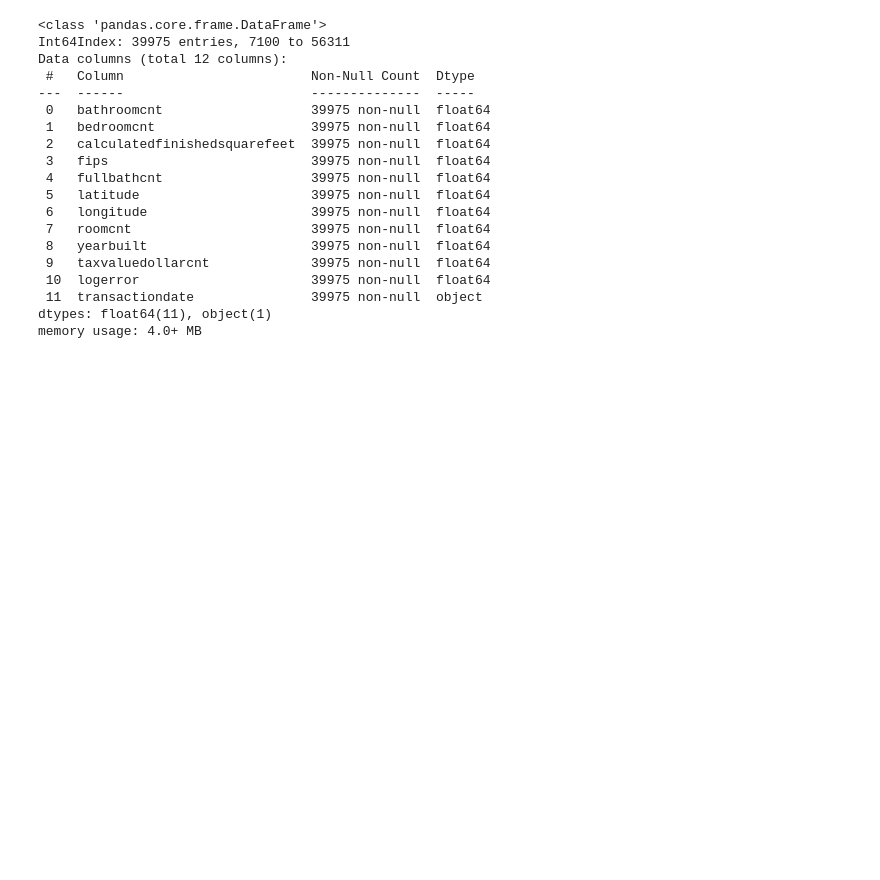
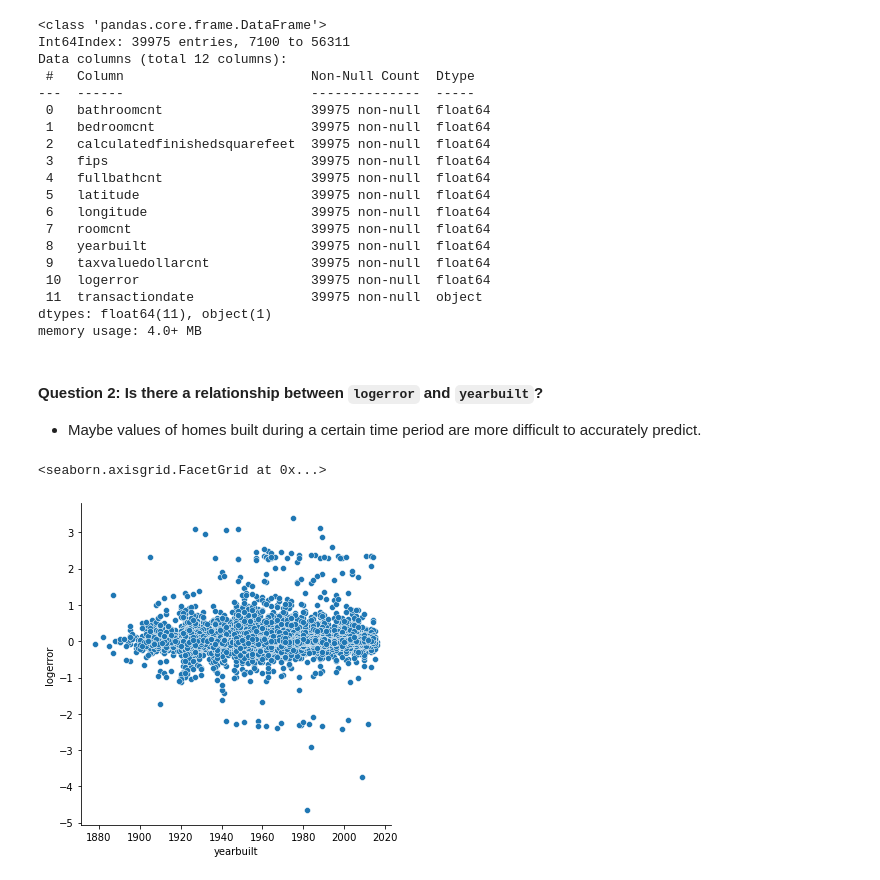
Before and after one commit to sophia-stewart/clustering-exercises, a Jupyter notebook: explore_zillow.ipynb, the cells around one changed output. Cells and saved outputs as stored; diff of their text form; code cells hidden in the pictures; blank space fills up the shorter version.

Commit message:
Added notes and questions

```diff
--- a/explore_zillow.ipynb
+++ b/explore_zillow.ipynb
@@ -105,3 +105,12 @@ Data columns (total 12 columns):
  11  transactiondate               39975 non-null  object
 dtypes: float64(11), object(1)
 memory usage: 4.0+ MB
+# %% [markdown]
+#### Question 2: Is there a relationship between `logerror` and `yearbuilt`?
+
+- Maybe values of homes built during a certain time period are more difficult to accurately predict.
+# %%
+sns.relplot(data=train, x='yearbuilt', y='logerror')
+# %% [output]
+<seaborn.axisgrid.FacetGrid at 0x...>
+[figure, added]
```
Also changed, not shown: parts of 12 cells of this notebook.
